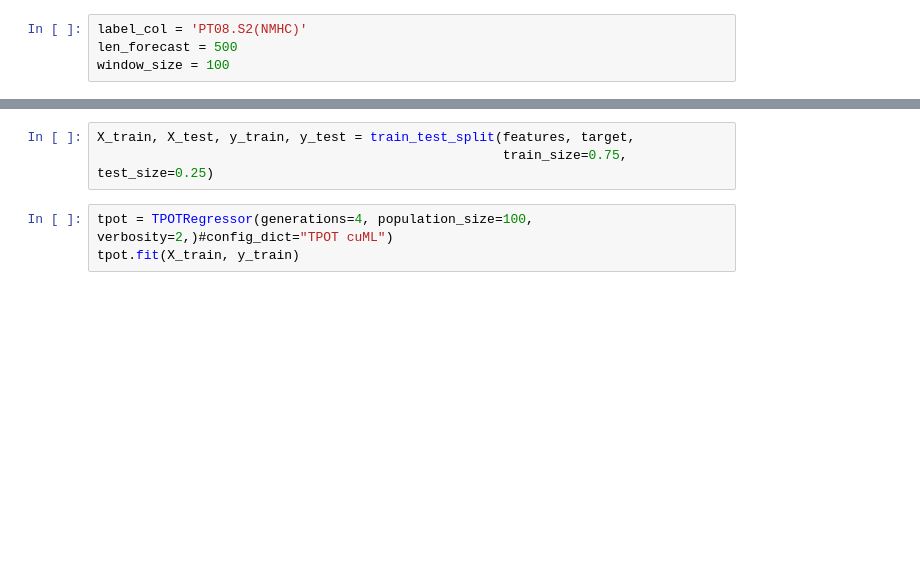
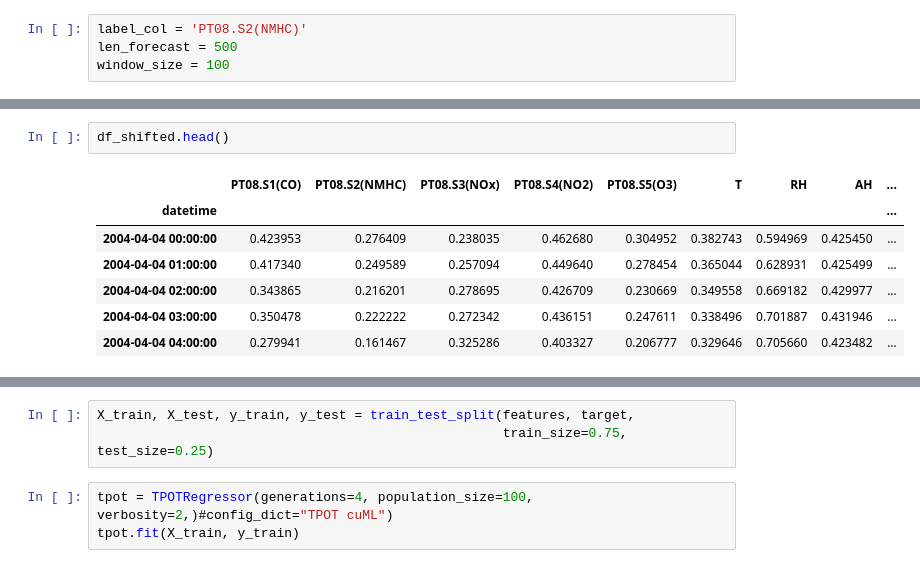
Before and after one commit to manojmanivannan/DataScience, a Jupyter notebook: Air-Quality/5.TimeSeriesTPOT.ipynb, the cells around one changed output, grey strips where cells are left out. Cells and saved outputs as stored; diff of their text form; blank space fills up the shorter version.

```diff
--- a/Air-Quality/5.TimeSeriesTPOT.ipynb
+++ b/Air-Quality/5.TimeSeriesTPOT.ipynb
@@ -47,0 +90,10 @@ window_size = 100
+# %%
+df_shifted.head()
+# %% [output]
+|  | PT08.S1(CO) | PT08.S2(NMHC) | PT08.S3(NOx) | PT08.S4(NO2) | PT08.S5(O3) | T | RH | AH | ... |
+| datetime |  |  |  |  |  |  |  |  | ... |
+| 2004-04-04 00:00:00 | 0.423953 | 0.276409 | 0.238035 | 0.462680 | 0.304952 | 0.382743 | 0.594969 | 0.425450 | ... |
+| 2004-04-04 01:00:00 | 0.417340 | 0.249589 | 0.257094 | 0.449640 | 0.278454 | 0.365044 | 0.628931 | 0.425499 | ... |
+| 2004-04-04 02:00:00 | 0.343865 | 0.216201 | 0.278695 | 0.426709 | 0.230669 | 0.349558 | 0.669182 | 0.429977 | ... |
+| 2004-04-04 03:00:00 | 0.350478 | 0.222222 | 0.272342 | 0.436151 | 0.247611 | 0.338496 | 0.701887 | 0.431946 | ... |
+| 2004-04-04 04:00:00 | 0.279941 | 0.161467 | 0.325286 | 0.403327 | 0.206777 | 0.329646 | 0.705660 | 0.423482 | ... |
```
Also changed, not shown: parts of 12 cells of this notebook, 2 other files.
